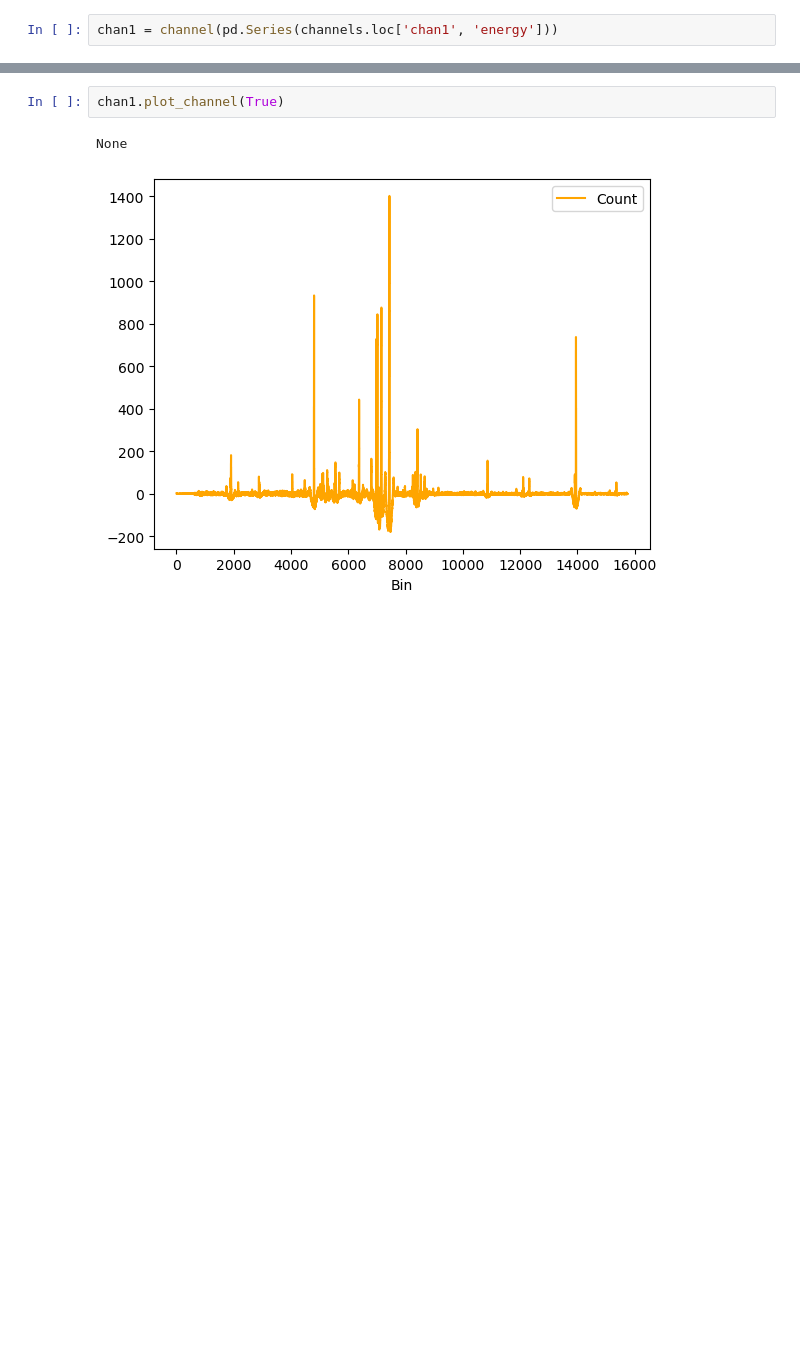
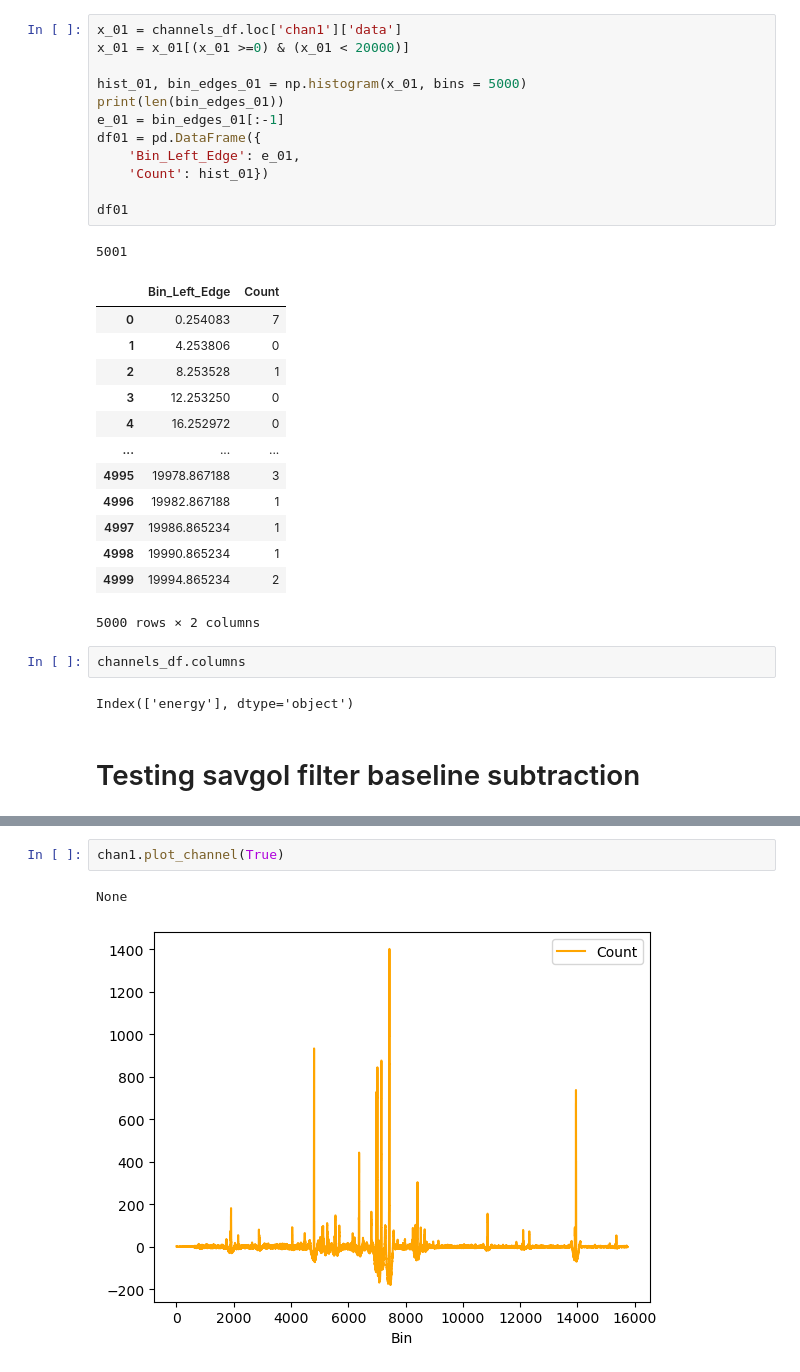
Before and after one commit to Tussky/spectral, a Jupyter notebook: Josiah.ipynb, the cells around one changed output, grey strips where cells are left out. Cells and saved outputs as stored; diff of their text form; blank space fills up the shorter version.

```diff
--- a/Josiah.ipynb
+++ b/Josiah.ipynb
@@ -30,6 +35,37 @@ channels
 116 rows × 1 columns
-# %%
-chan1 = channel(pd.Series(channels.loc['chan1', 'energy']))
+# %%
+x_01 = channels_df.loc['chan1']['data']
+x_01 = x_01[(x_01 >=0) & (x_01 < 20000)]
+
+hist_01, bin_edges_01 = np.histogram(x_01, bins = 5000)
+print(len(bin_edges_01))
+e_01 = bin_edges_01[:-1]
+df01 = pd.DataFrame({
+    'Bin_Left_Edge': e_01,
+    'Count': hist_01})
+
+df01
+# %% [output]
+5001
+|  | Bin_Left_Edge | Count |
+| 0 | 0.254083 | 7 |
+| 1 | 4.253806 | 0 |
+| 2 | 8.253528 | 1 |
+| 3 | 12.253250 | 0 |
+| 4 | 16.252972 | 0 |
+| ... | ... | ... |
+| 4995 | 19978.867188 | 3 |
+| 4996 | 19982.867188 | 1 |
+| 4997 | 19986.865234 | 1 |
+| 4998 | 19990.865234 | 1 |
+| 4999 | 19994.865234 | 2 |
+5000 rows × 2 columns
+# %%
+channels_df.columns
+# %% [output]
+Index(['energy'], dtype='object')
+# %% [markdown]
+# Testing savgol filter baseline subtraction
 # %%
 chan1.savgol_baseline_subtract()
 # %% [output]
```
Also changed, not shown: parts of 6 cells of this notebook, 2 other files.
